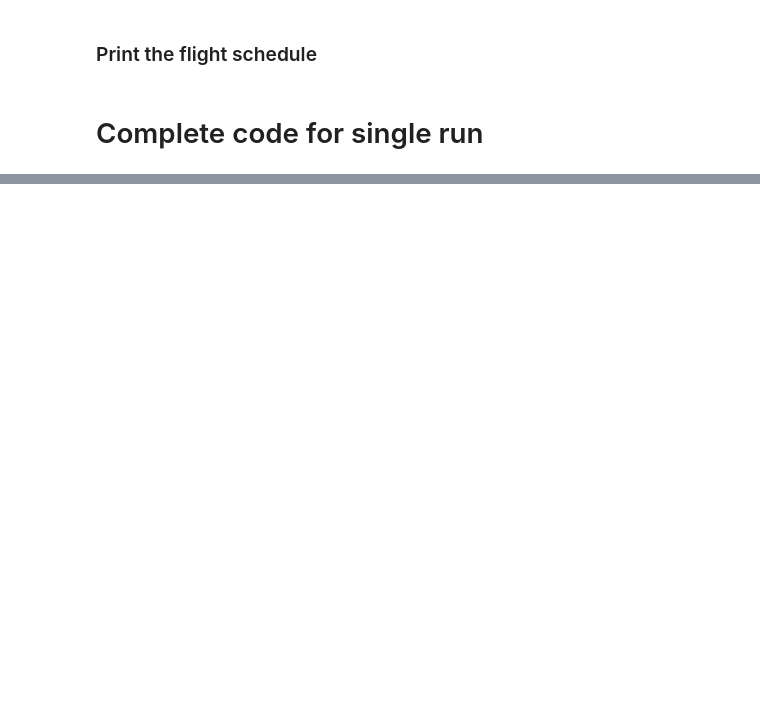
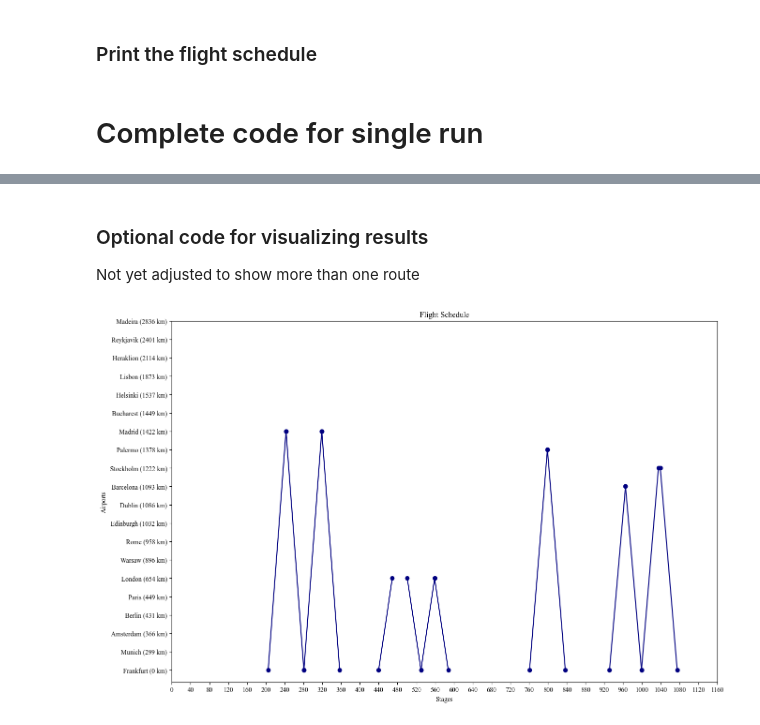
Before and after one commit to thieme03/Assignment-2, a Jupyter notebook: G28_Assignment_2.ipynb, the cells around one changed output, grey strips where cells are left out. Drawn from its saved outputs; the diff is of its cells as text; code cells hidden in the pictures; blank space fills up the shorter version.

Commit message:
Added visualizations for the flight schedule

```diff
--- a/G28_Assignment_2.ipynb
+++ b/G28_Assignment_2.ipynb
@@ -637,3 +634,57 @@ iteration:  2
 available aircrafts: type 1:  1.0  | type 2:  0  | type 3:  0
 [9428.134821741807, 1597.2445907166145, [205, 243, 3, 4, 23000.0], [243, 281, 4, 3, 23000.0], [281, 319, 3, 4, 23000.0], [319, 357, 4, 3, 23000.0], [440, 469, 3, 0, 23000.0], [501, 530, 0, 3, 23000.0] ...
 no more aircrafts available or profitable
+# %% [markdown]
+### Optional code for visualizing results
+Not yet adjusted to show more than one route
+# %%
+from matplotlib import rcParams
+import matplotlib.pyplot as plt
+
+# Stel het lettertype in op Times New Roman
+rcParams['font.family'] = 'serif'
+rcParams['font.serif'] = ['Times New Roman']
+
+# Assuming `flight_schedule` is the output from `get_best_path` function
+flight_schedule = get_best_path(3, 0, 0)[0][2:]
+
+# Sort airports by distance from the hub (Frankfurt)
+hub_index = 3
+distances = [(i, distance(hub_index, i)) for i in range(len(cities))]
+sorted_airports = sorted(distances, key=lambda x: x[1])
+
+# Create a mapping from airport index to y-axis position
+airport_to_y = {airport[0]: idx for idx, airport in enumerate(sorted_airports)}
+
+# Create the plot
+fig, ax = plt.subplots(figsize=(15, 10))
+
+# Plot each flight
+for flight in flight_schedule:
+    dep_stage, arr_stage, dep_airport, arr_airport, cargo = flight
+    if dep_airport != arr_airport:
+        ax.plot([dep_stage, arr_stage], [airport_to_y[dep_airport], airport_to_y[arr_airport]], marker='o', color='navy')
+
+# Set y-axis labels to airport names
+ax.set_yticks(range(len(cities)))
+ax.set_yticklabels([cities[airport[0]] for airport in sorted_airports])
+
+# Set y-axis positions proportional to distance from Frankfurt
+y_positions = [airport[1] for airport in sorted_airports]
+ax.set_yticks(range(len(cities)))
+ax.set_yticklabels([cities[airport[0]] for airport in sorted_airports])
+ax.set_yticks([airport_to_y[airport[0]] for airport in sorted_airports])
+ax.set_yticklabels([f"{cities[airport[0]]} ({int(airport[1])} km)" for airport in sorted_airports])
+
+# Set x-axis labels to show every 40th stage
+ax.set_xticks(range(0, 1200, 40))
+ax.set_xticklabels(range(0, 1200, 40))
+
+# Add labels and title
+ax.set_xlabel('Stages')
+ax.set_ylabel('Airports')
+ax.set_title('Flight Schedule')
+
+plt.show()
+# %% [output]
+[figure, added]
```
Also changed, not shown: parts of 1 cell of this notebook, 1 other file.
